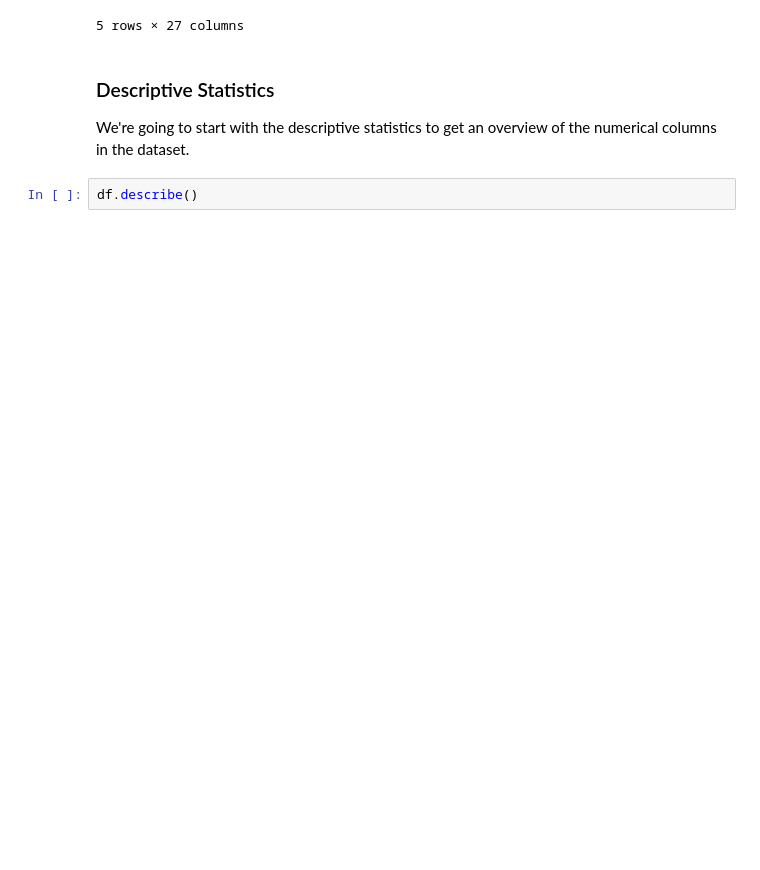
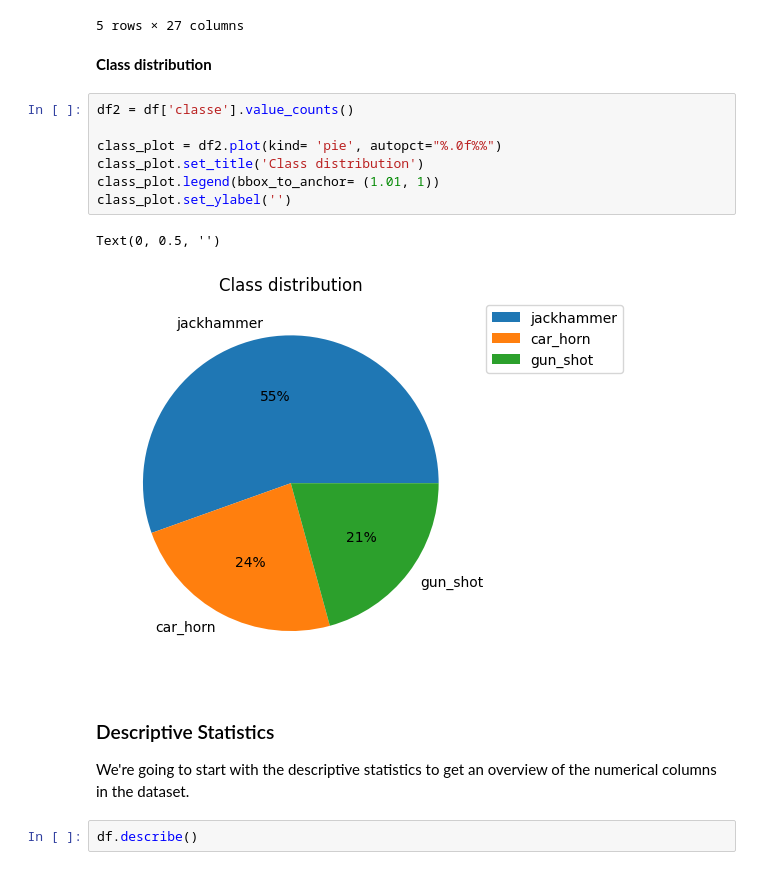
Before and after one commit to qettera/Machine-Learning-Overview, a Jupyter notebook: project.ipynb, the cells around one changed output. Drawn from its saved outputs; the diff is of its cells as text; blank space fills up the shorter version.

```diff
--- a/project.ipynb
+++ b/project.ipynb
@@ -47,6 +47,18 @@ df.head(5)
 | 3 | 5.160424 | -3.750595 | 2.151555 | -1.886166 | 1.334776 | -2.151562 | -0.546990 | -0.359816 | 0.054898 | -1.013008 | ... | ... |
 | 4 | 2.252624 | -3.644894 | 1.939464 | -1.974539 | 1.823046 | -1.844794 | -1.132419 | -0.942162 | 0.582952 | -0.769522 | ... | ... |
 5 rows × 27 columns
+# %% [markdown]
+**Class distribution**
+# %%
+df2 = df['classe'].value_counts()
+
+class_plot = df2.plot(kind= 'pie', autopct="%.0f%%")
+class_plot.set_title('Class distribution')
+class_plot.legend(bbox_to_anchor= (1.01, 1))
+class_plot.set_ylabel('')
+# %% [output]
+Text(0, 0.5, '')
+[figure, added]
 # %% [markdown]
 ### Descriptive Statistics
 We're going to start with the descriptive statistics to get an overview of the numerical columns in the dataset.
```
Also changed, not shown: parts of 61 cells of this notebook.
